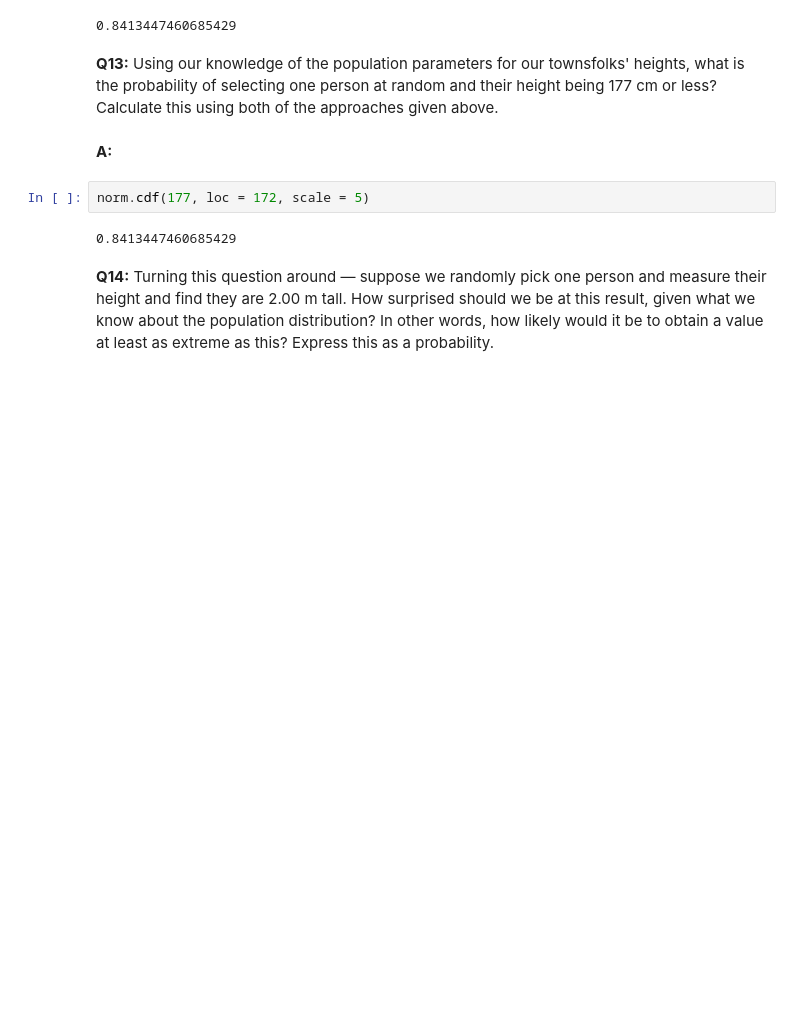
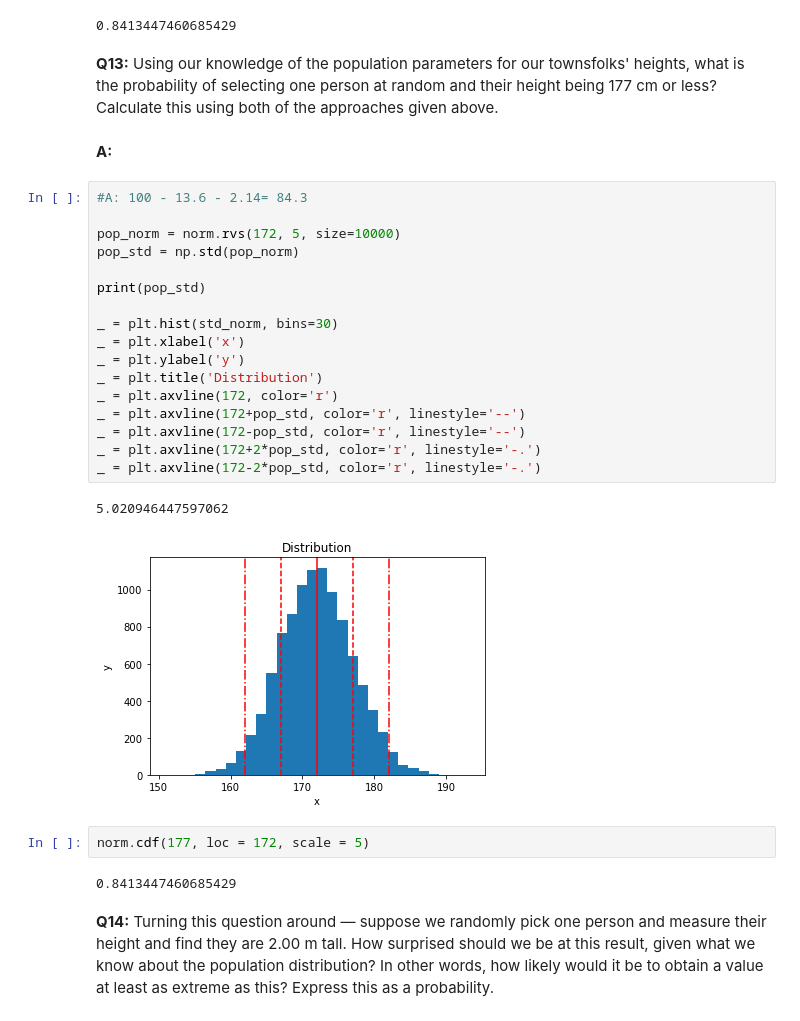
Before and after one commit to Shruti06Oct/Springboard, a Jupyter notebook: Frequentist Inference Case Study - Part A (3).ipynb, the cells around one changed output. Cells and saved outputs as stored; diff of their text form; blank space fills up the shorter version.

```diff
--- a/Frequentist Inference Case Study - Part A (3).ipynb
+++ b/Frequentist Inference Case Study - Part A (3).ipynb
@@ -315,6 +315,26 @@ norm.cdf(1, loc = 0, scale = 1)
 __Q13:__ Using our knowledge of the population parameters for our townsfolks' heights, what is the probability of selecting one person at random and their height being 177 cm or less? Calculate this using both of the approaches given above.
 # %% [markdown]
 __A:__
+# %%
+#A: 100 - 13.6 - 2.14= 84.3
+
+pop_norm = norm.rvs(172, 5, size=10000)
+pop_std = np.std(pop_norm)
+
+print(pop_std)
+
+_ = plt.hist(std_norm, bins=30)
+_ = plt.xlabel('x')
+_ = plt.ylabel('y')
+_ = plt.title('Distribution')
+_ = plt.axvline(172, color='r')
+_ = plt.axvline(172+pop_std, color='r', linestyle='--')
+_ = plt.axvline(172-pop_std, color='r', linestyle='--')
+_ = plt.axvline(172+2*pop_std, color='r', linestyle='-.')
+_ = plt.axvline(172-2*pop_std, color='r', linestyle='-.')
+# %% [output]
+5.020946447597062
+[figure, added]
 # %%
 norm.cdf(177, loc = 172, scale = 5)
 # %% [output]
```
Also changed, not shown: parts of 18 cells of this notebook.
